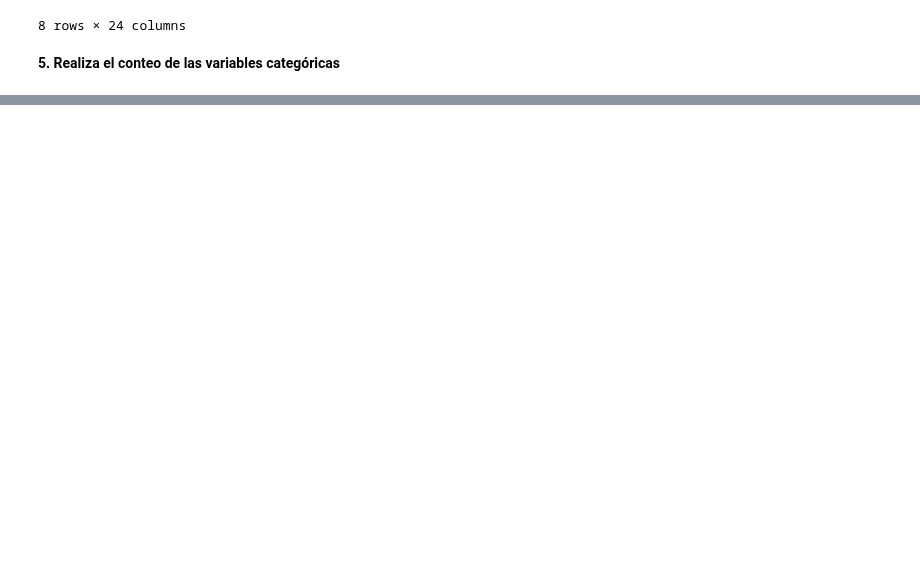
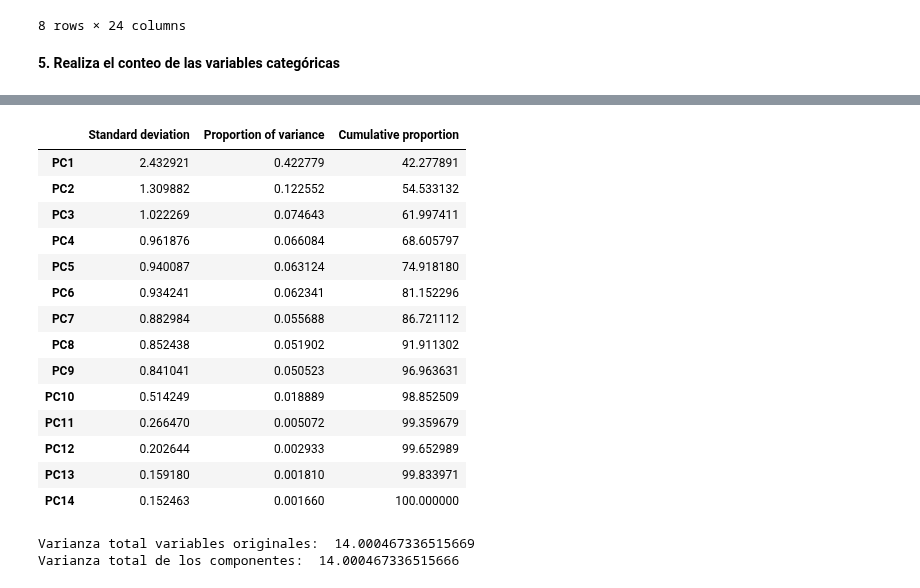
Before and after one commit to PosgradoMNA/actividades-de-aprendizaje-jesusrincon1328, a Jupyter notebook: Semana 6/Visualización.ipynb, the cells around one changed output, grey strips where cells are left out. Saved outputs shown, nothing was run; the diff lists cells and outputs as text; code cells hidden in the pictures; blank space fills up the shorter version.

```diff
--- a/Semana 6/Visualización.ipynb
+++ b/Semana 6/Visualización.ipynb
@@ -183,0 +456,27 @@ ndf_clean.describe()
+# %%
+pcs_labels = [f'PC{i + 1}' for i in range(len(scaled_df.columns))]
+pcsSummary_df.index = pcs_labels
+pcsSummary_df
+# %% [output]
+|  | Standard deviation | Proportion of variance | Cumulative proportion |
+| PC1 | 2.432921 | 0.422779 | 42.277891 |
+| PC2 | 1.309882 | 0.122552 | 54.533132 |
+| PC3 | 1.022269 | 0.074643 | 61.997411 |
+| PC4 | 0.961876 | 0.066084 | 68.605797 |
+| PC5 | 0.940087 | 0.063124 | 74.918180 |
+| PC6 | 0.934241 | 0.062341 | 81.152296 |
+| PC7 | 0.882984 | 0.055688 | 86.721112 |
+| PC8 | 0.852438 | 0.051902 | 91.911302 |
+| PC9 | 0.841041 | 0.050523 | 96.963631 |
+| PC10 | 0.514249 | 0.018889 | 98.852509 |
+| PC11 | 0.266470 | 0.005072 | 99.359679 |
+| PC12 | 0.202644 | 0.002933 | 99.652989 |
+| PC13 | 0.159180 | 0.001810 | 99.833971 |
+| PC14 | 0.152463 | 0.001660 | 100.000000 |
+# %%
+pcs_df = pd.DataFrame(pcs_t, columns =pcs_labels)
+print("Varianza total variables originales: ", scaled_df.var().sum())
+print("Varianza total de los componentes: ", pcs_df.var().sum())
+# %% [output]
+Varianza total variables originales:  14.000467336515669
+Varianza total de los componentes:  14.000467336515666
```
Also changed, not shown: parts of 28 cells of this notebook.
